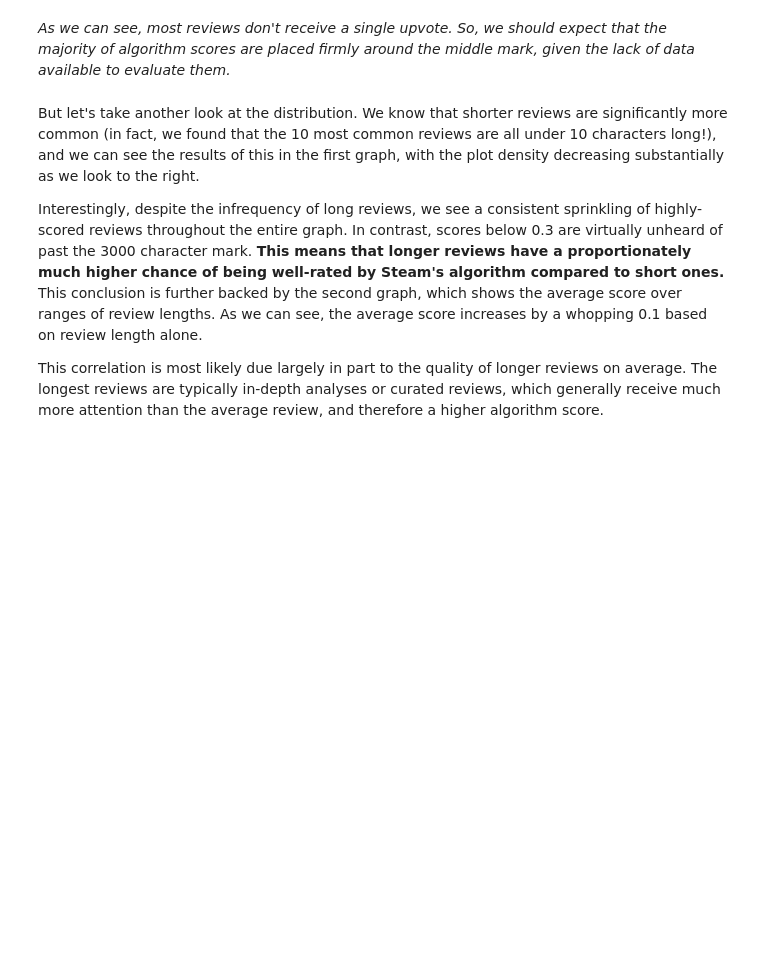
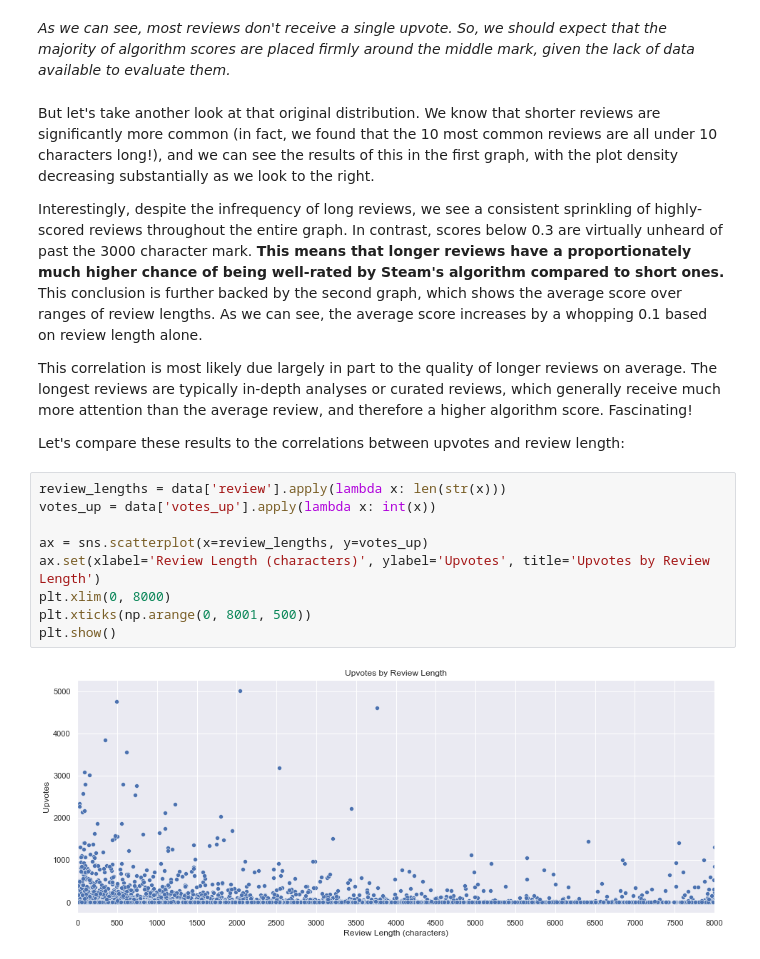
Before and after one commit to data301-2020-winter2/course-project-group_1005, a Jupyter notebook: analysis/task5.ipynb, the cells around one changed output. Cells and saved outputs as stored; diff of their text form; blank space fills up the shorter version.

Commit message:
Complete review length analysis

```diff
--- a/analysis/task5.ipynb
+++ b/analysis/task5.ipynb
@@ -75,8 +73,21 @@ plt.show()
 # %% [markdown]
 *As we can see, most reviews don't receive a single upvote. So, we should expect that the majority of algorithm scores are placed firmly around the middle mark, given the lack of data available to evaluate them.*
 # %% [markdown]
-But let's take another look at the distribution. We know that shorter reviews are significantly more common (in fact, we found that the 10 most common reviews are all under 10 characters long!), and we can see the results of this in the first graph, with the plot density decreasing substantially as we look to the right.
+But let's take another look at that original distribution. We know that shorter reviews are significantly more common (in fact, we found that the 10 most common reviews are all under 10 characters long!), and we can see the results of this in the first graph, with the plot density decreasing substantially as we look to the right.
 
 Interestingly, despite the infrequency of long reviews, we see a consistent sprinkling of highly-scored reviews throughout the entire graph. In contrast, scores below 0.3 are virtually unheard of past the 3000 character mark. **This means that longer reviews have a proportionately much higher chance of being well-rated by Steam's algorithm compared to short ones.** This conclusion is further backed by the second graph, which shows the average score over ranges of review lengths. As we can see, the average score increases by a whopping 0.1 based on review length alone.
 
-This correlation is most likely due largely in part to the quality of longer reviews on average. The longest reviews are typically in-depth analyses or curated reviews, which generally receive much more attention than the average review, and therefore a higher algorithm score.
+This correlation is most likely due largely in part to the quality of longer reviews on average. The longest reviews are typically in-depth analyses or curated reviews, which generally receive much more attention than the average review, and therefore a higher algorithm score. Fascinating!
+
+Let's compare these results to the correlations between upvotes and review length:
+# %%
+review_lengths = data['review'].apply(lambda x: len(str(x)))
+votes_up = data['votes_up'].apply(lambda x: int(x))
+
+ax = sns.scatterplot(x=review_lengths, y=votes_up)
+ax.set(xlabel='Review Length (characters)', ylabel='Upvotes', title='Upvotes by Review Length')
+plt.xlim(0, 8000)
+plt.xticks(np.arange(0, 8001, 500))
+plt.show()
+# %% [output]
+[figure, added]
```
Also changed, not shown: parts of 3 cells of this notebook.
